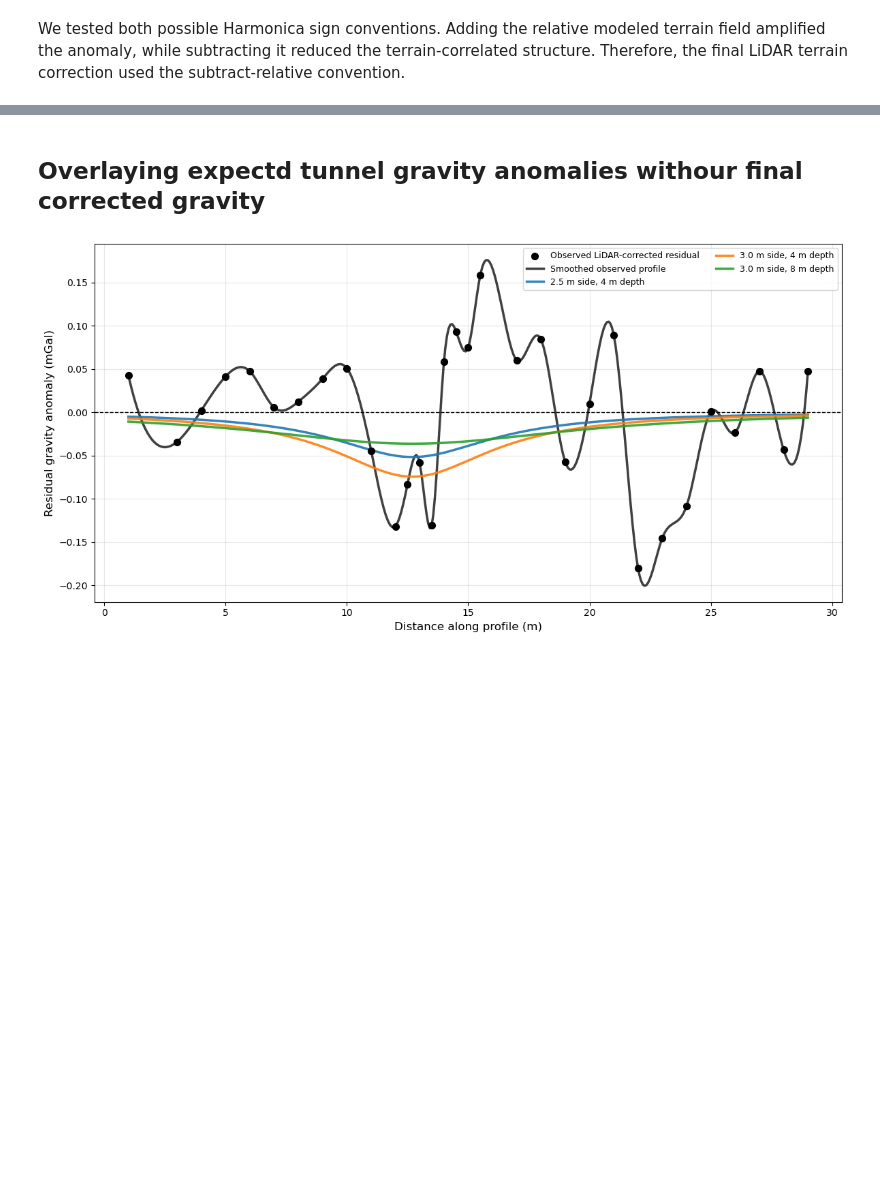
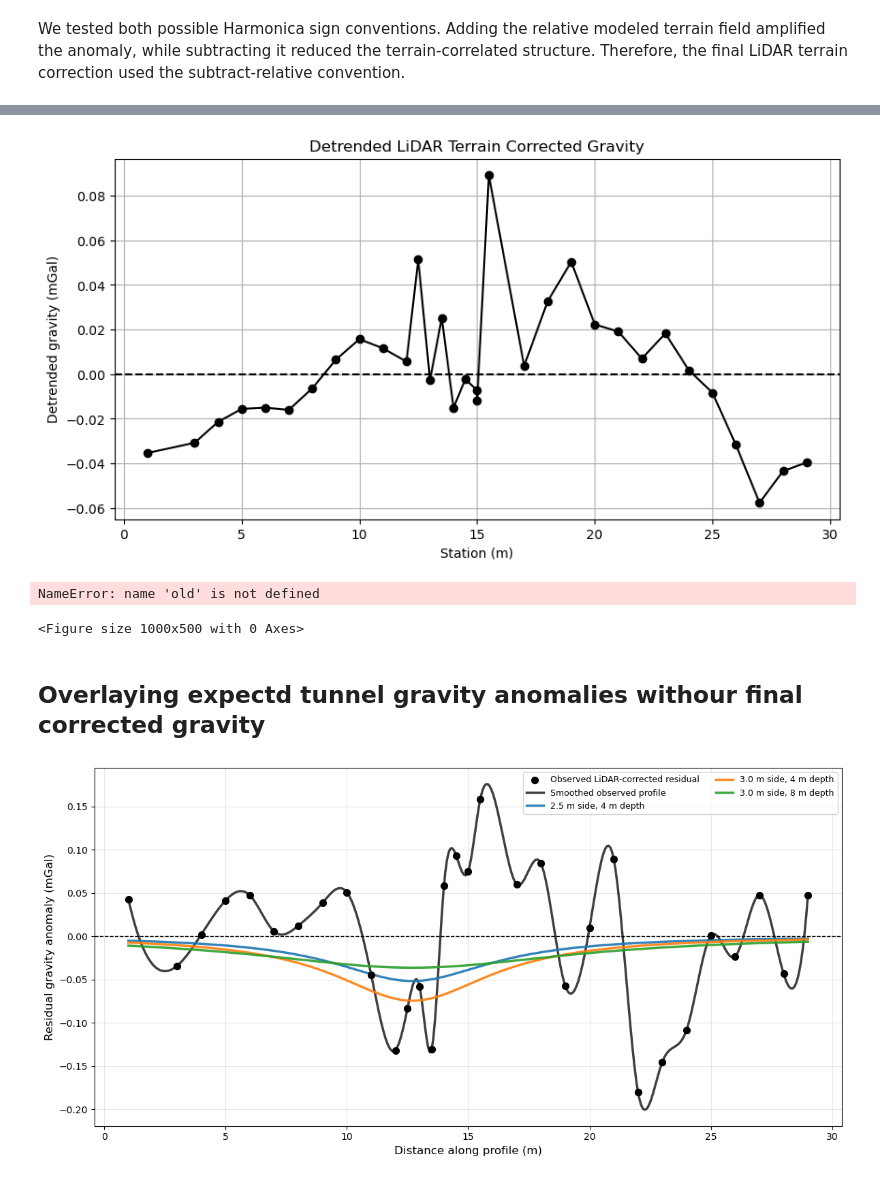
Before and after one commit to tessamurphy16/Geophysical-Characterization-of-the-Historic-Onyx-Mine-in-Steamboat-Springs-CO.-, a Jupyter notebook: notebooks/WORKING ipynb files/05_Gravity_CLEAN_LiDAR_Terrain_Correction.ipynb, the cells around one changed output, grey strips where cells are left out. Saved outputs shown, nothing was run; the diff lists cells and outputs as text; code cells hidden in the pictures; blank space fills up the shorter version.

```diff
--- a/notebooks/WORKING ipynb files/05_Gravity_CLEAN_LiDAR_Terrain_Correction.ipynb
+++ b/notebooks/WORKING ipynb files/05_Gravity_CLEAN_LiDAR_Terrain_Correction.ipynb
@@ -162,3 +175,45 @@ plt.show()
+# %%
+from scipy.signal import detrend
+
+g = out["gravity_harmonica_lidar_corrected_mgal"]
+
+g_resid = detrend(g)
+
+plt.figure(figsize=(10,5))
+plt.plot(out["station"], g_resid, "ko-")
+plt.axhline(0,color="k",ls="--")
+plt.xlabel("Station (m)")
+plt.ylabel("Detrended gravity (mGal)")
+plt.title("Detrended LiDAR Terrain Corrected Gravity")
+plt.grid(True)
+plt.show()
+# %% [output]
+[figure, added]
+# %%
+plt.figure(figsize=(10,5))
+
+plt.plot(
+    old["station"],
+    detrend(old["gravity_harmonica_lidar_corrected_mgal"]),
+    "o-",
+    label="Original elevations"
+)
+
+plt.plot(
+    new["station"],
+    detrend(new["gravity_harmonica_lidar_corrected_mgal"]),
+    "o-",
+    label="DEM elevations + corrected coordinates"
+)
+
+plt.axhline(0,color="k",ls="--")
+
+plt.legend()
+plt.grid(True)
+plt.show()
+# %% [output]
+NameError: name 'old' is not defined
+<Figure size 1000x500 with 0 Axes>
 # %% [markdown]
 ## Overlaying expectd tunnel gravity anomalies withour final corrected gravity
 # %%
```
Also changed, not shown: parts of 5 cells of this notebook, 3 other files.
